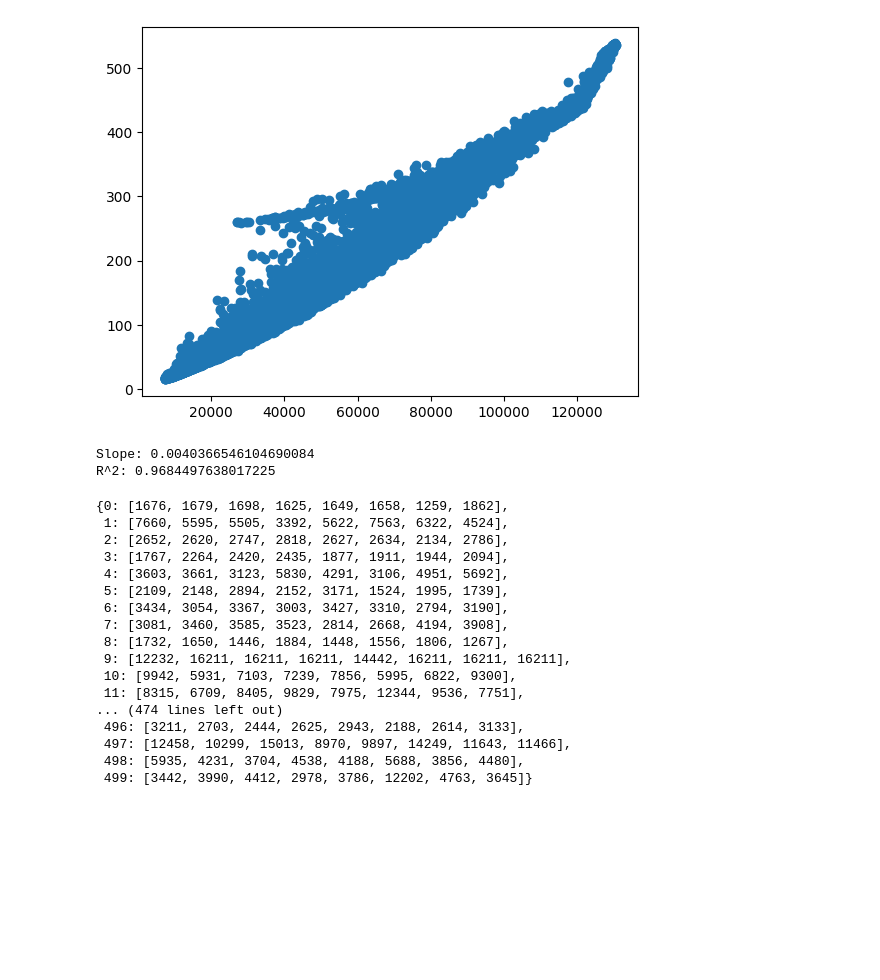
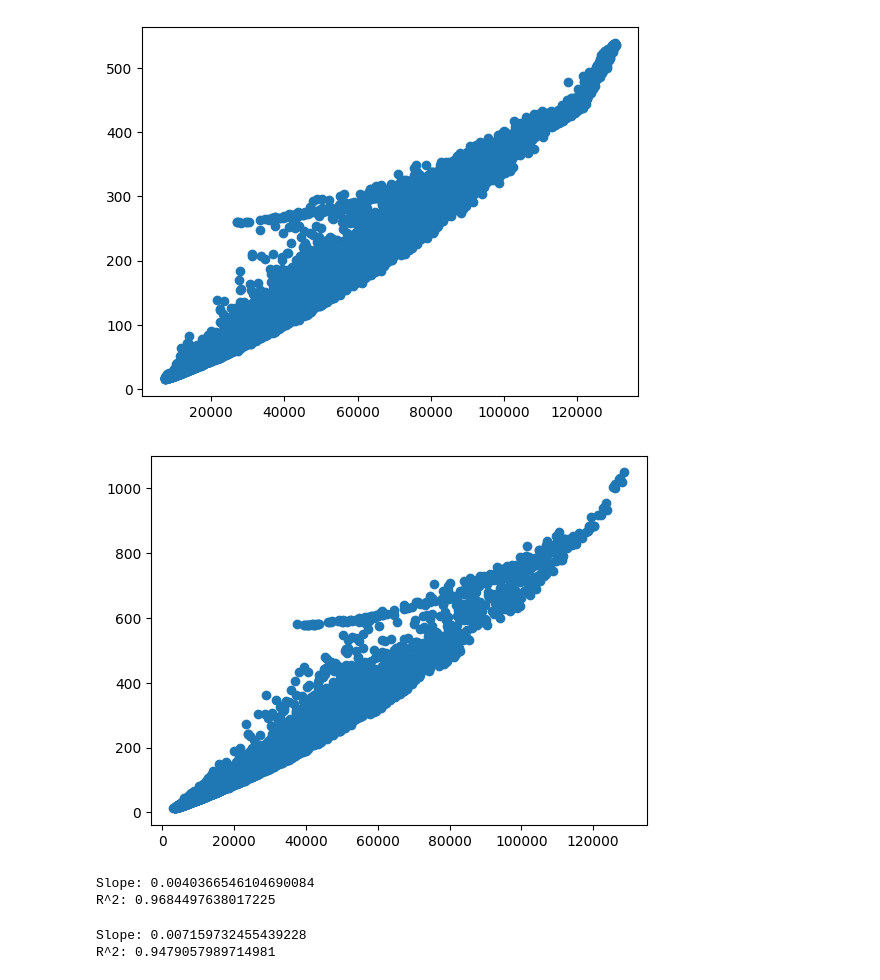
Before and after one commit to SumitNawathe/cmsc828g-proj, a Jupyter notebook: simulation/length_test1.ipynb, the cells around one changed output. Cells and saved outputs as stored; diff of their text form; code cells hidden in the pictures; blank space fills up the shorter version.

```diff
--- a/length_test1.ipynb
+++ b/simulation/length_test1.ipynb
@@ -56,4 +71,9 @@ plt.scatter(gsum, gtimes)
 plt.show()
 # %% [output]
 [figure]
+# %%
+plt.scatter(gsum, gtimes) # 32k
+plt.show()
+# %% [output]
+[figure, added]
 # %%
@@ -65,6 +85,15 @@ print(f"R^2: {r_value**2}")
 # %% [output]
 Slope: 0.0040366546104690084
 R^2: 0.9684497638017225
+# %%
+from scipy.stats import linregress # 32k
+
+slope, intercept, r_value, p_value, std_err = linregress(gsum, gtimes)
+print(f"Slope: {slope}")
+print(f"R^2: {r_value**2}")
+# %% [output]
+Slope: 0.007159732455439228
+R^2: 0.9479057989714981
 # %%
 def compute_epoch_time_for_ordering(order: list[int], epoch_data: dict[int, list[int]], num_nodes: int) -> int:
 	assert set(order) == set(epoch_data.keys())
@@ -100,26 +129,6 @@ epoch_data = {}
 for k, v in sample_to_len_data.items():
 	epoch_data[k] = v[:8]
 	sample_to_len_data[k] = v[8:]
-# %%
-epoch_data
-# %% [output]
-{0: [1676, 1679, 1698, 1625, 1649, 1658, 1259, 1862],
- 1: [7660, 5595, 5505, 3392, 5622, 7563, 6322, 4524],
- 2: [2652, 2620, 2747, 2818, 2627, 2634, 2134, 2786],
- 3: [1767, 2264, 2420, 2435, 1877, 1911, 1944, 2094],
- 4: [3603, 3661, 3123, 5830, 4291, 3106, 4951, 5692],
- 5: [2109, 2148, 2894, 2152, 3171, 1524, 1995, 1739],
- 6: [3434, 3054, 3367, 3003, 3427, 3310, 2794, 3190],
- 7: [3081, 3460, 3585, 3523, 2814, 2668, 4194, 3908],
- 8: [1732, 1650, 1446, 1884, 1448, 1556, 1806, 1267],
- 9: [12232, 16211, 16211, 16211, 14442, 16211, 16211, 16211],
- 10: [9942, 5931, 7103, 7239, 7856, 5995, 6822, 9300],
- 11: [8315, 6709, 8405, 9829, 7975, 12344, 9536, 7751],
-... (474 lines left out)
- 496: [3211, 2703, 2444, 2625, 2943, 2188, 2614, 3133],
- 497: [12458, 10299, 15013, 8970, 9897, 14249, 11643, 11466],
- 498: [5935, 4231, 3704, 4538, 4188, 5688, 3856, 4480],
- 499: [3442, 3990, 4412, 2978, 3786, 12202, 4763, 3645]}
 # %%
 compute_time_for_ordering(sorted(list(sample_to_len_data.keys())), sample_to_len_data, G=8, num_nodes=8)
 # %% [output]
```
Also changed, not shown: parts of 14 cells of this notebook, 15 other files.
